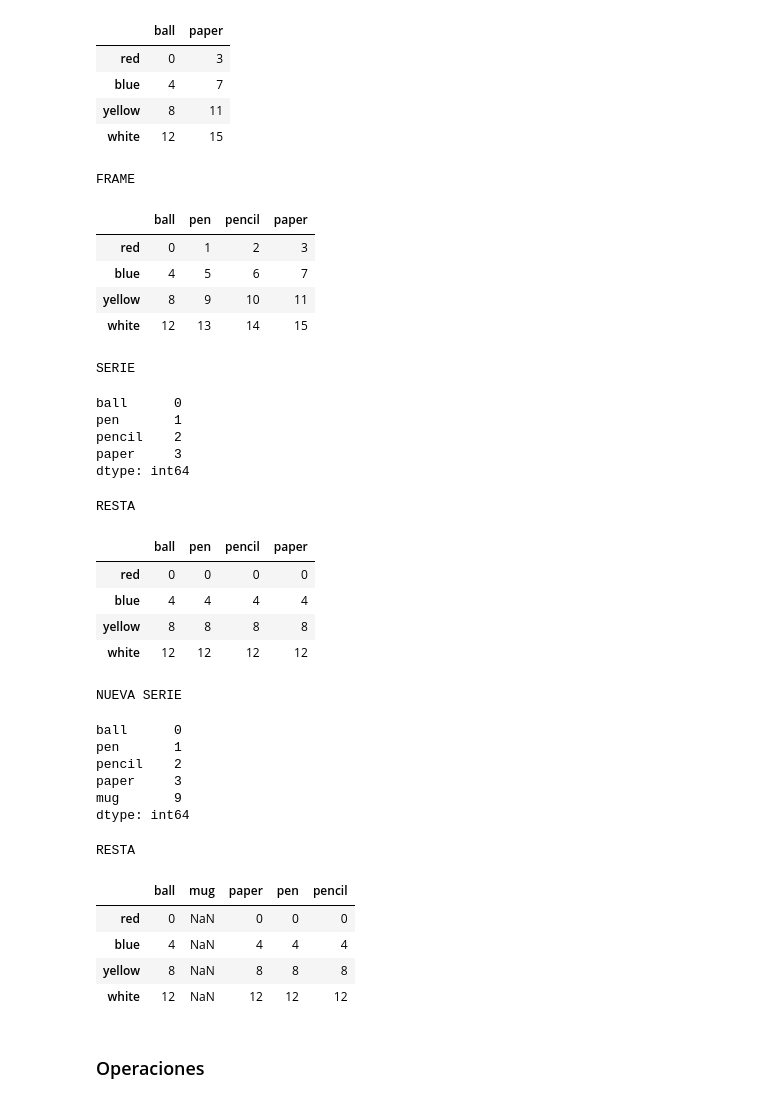
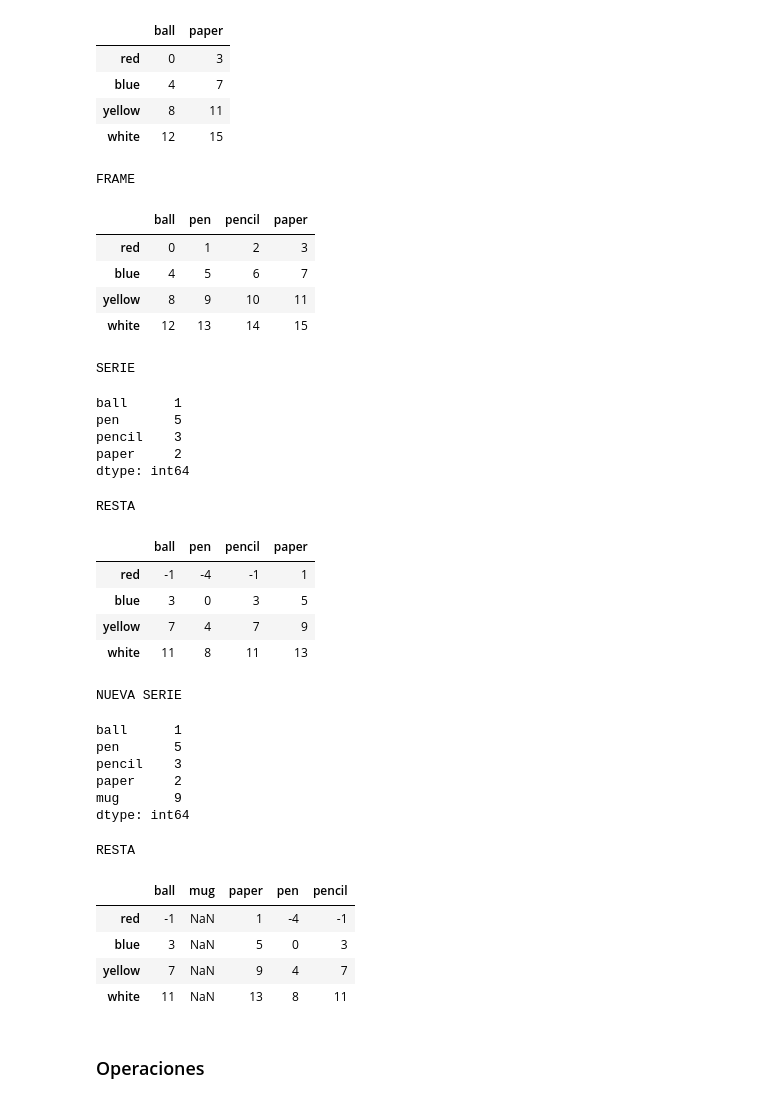
Before and after one commit to Santiago-Echeverri-Arteaga/Programacion_UQ_Fisica, a Jupyter notebook: Codigos/Clase_Pandas/practica_pandas.ipynb, the cells around one changed output. Cells and saved outputs as stored; diff of their text form; code cells hidden in the pictures.

```diff
--- a/Codigos/Clase_Pandas/practica_pandas.ipynb
+++ b/Codigos/Clase_Pandas/practica_pandas.ipynb
@@ -284,49 +284,53 @@ display(frame.drop(['pen','pencil'],axis=1))
 # %%
 frame = pd.DataFrame(np.arange(16).reshape((4,4)),  index=['red','blue','yellow','white'], columns=['ball','pen','pencil','paper'])
 print('\t\nFRAME')
 display(frame)
-ser = pd.Series(np.arange(4), index=['ball','pen','pencil','paper'])
+
+ser = pd.Series([1,5,3,2], index=['ball','pen','pencil','paper'])
 print('\t\nSERIE')
 display(ser)
+
 print('\t\nRESTA')
 display(frame - ser)
+
 ser['mug'] = 9
 print('\t\nNUEVA SERIE')
 display(ser)
+
 print('\t\nRESTA')
 display(frame - ser)
 # %% [output]
 FRAME
 |  | ball | pen | pencil | paper |
 | red | 0 | 1 | 2 | 3 |
 | blue | 4 | 5 | 6 | 7 |
 | yellow | 8 | 9 | 10 | 11 |
 | white | 12 | 13 | 14 | 15 |
 SERIE
-ball      0
-pen       1
-pencil    2
-paper     3
+ball      1
+pen       5
+pencil    3
+paper     2
 dtype: int64
 RESTA
 |  | ball | pen | pencil | paper |
-| red | 0 | 0 | 0 | 0 |
-| blue | 4 | 4 | 4 | 4 |
-| yellow | 8 | 8 | 8 | 8 |
-| white | 12 | 12 | 12 | 12 |
+| red | -1 | -4 | -1 | 1 |
+| blue | 3 | 0 | 3 | 5 |
+| yellow | 7 | 4 | 7 | 9 |
+| white | 11 | 8 | 11 | 13 |
 NUEVA SERIE
-ball      0
-pen       1
-pencil    2
-paper     3
+ball      1
+pen       5
+pencil    3
+paper     2
 mug       9
 dtype: int64
 RESTA
 |  | ball | mug | paper | pen | pencil |
-| red | 0 | NaN | 0 | 0 | 0 |
-| blue | 4 | NaN | 4 | 4 | 4 |
-| yellow | 8 | NaN | 8 | 8 | 8 |
-| white | 12 | NaN | 12 | 12 | 12 |
+| red | -1 | NaN | 1 | -4 | -1 |
+| blue | 3 | NaN | 5 | 0 | 3 |
+| yellow | 7 | NaN | 9 | 4 | 7 |
+| white | 11 | NaN | 13 | 8 | 11 |
 # %% [markdown]
 ### Operaciones
 # %%
```
Also changed, not shown: parts of 14 cells of this notebook.
